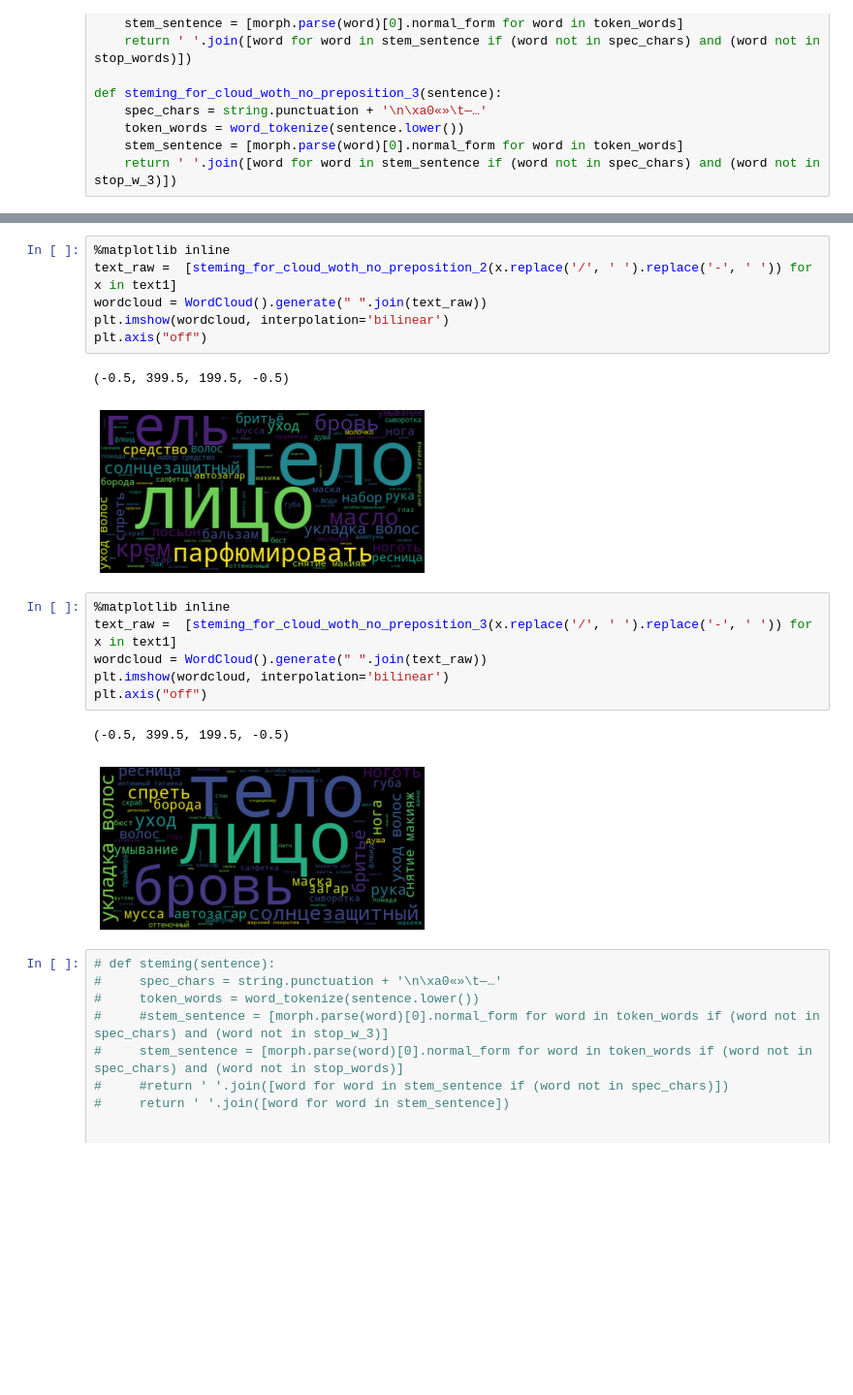
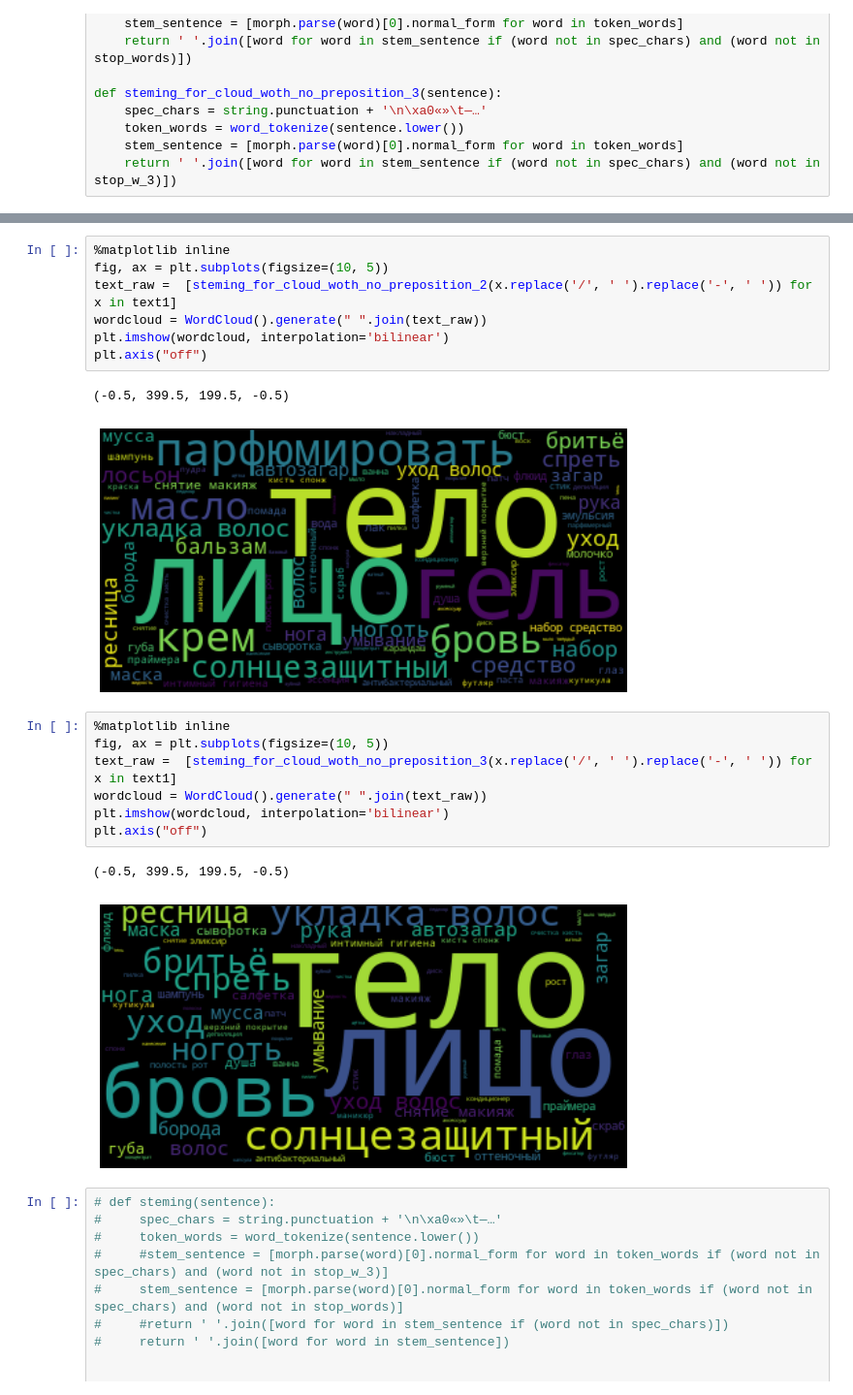
Before and after one commit to JacKira/MastersDegree, a Jupyter notebook: ProductsGrouping/Clustering.ipynb, the cells around one changed output, grey strips where cells are left out. Shown at 97% size. Saved outputs shown, nothing was run; the diff lists cells and outputs as text; blank space fills up the shorter version.

```diff
--- a/ProductsGrouping/Clustering.ipynb
+++ b/ProductsGrouping/Clustering.ipynb
@@ -111,21 +144,23 @@ plt.axis("off")
 # %%
 %matplotlib inline
+fig, ax = plt.subplots(figsize=(10, 5))
 text_raw =  [steming_for_cloud_woth_no_preposition_2(x.replace('/', ' ').replace('-', ' ')) for x in text1]
 wordcloud = WordCloud().generate(" ".join(text_raw))
 plt.imshow(wordcloud, interpolation='bilinear')
 plt.axis("off")
 # %% [output]
 (-0.5, 399.5, 199.5, -0.5)
-[figure, old version]
+[figure, new version]
 # %%
 %matplotlib inline
+fig, ax = plt.subplots(figsize=(10, 5))
 text_raw =  [steming_for_cloud_woth_no_preposition_3(x.replace('/', ' ').replace('-', ' ')) for x in text1]
 wordcloud = WordCloud().generate(" ".join(text_raw))
 plt.imshow(wordcloud, interpolation='bilinear')
 plt.axis("off")
 # %% [output]
 (-0.5, 399.5, 199.5, -0.5)
-[figure, old version]
+[figure, new version]
 # %%
 # def steming(sentence):
 #     spec_chars = string.punctuation + '\n\xa0«»\t—…'
```
Also changed, not shown: parts of 6 cells of this notebook, 14 other files.
